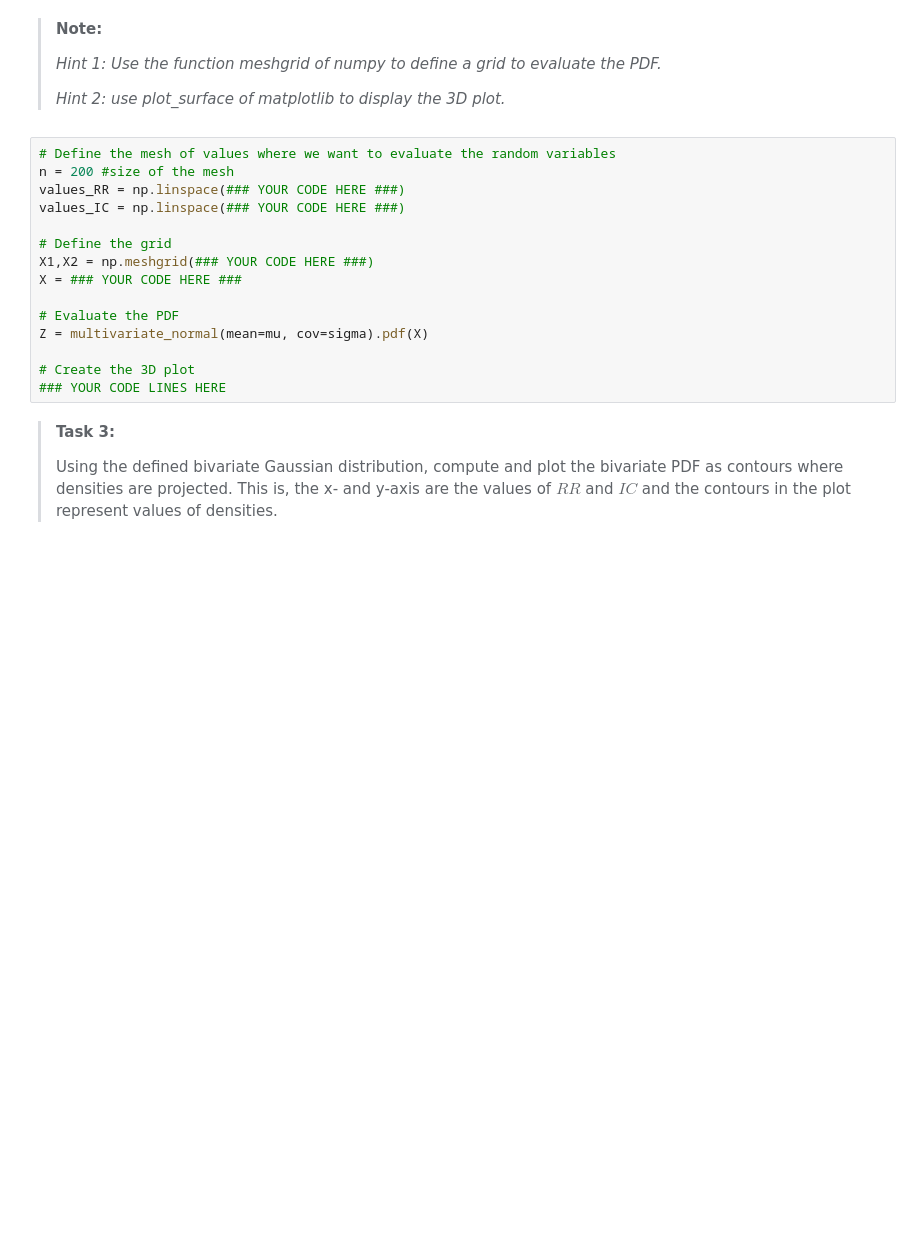
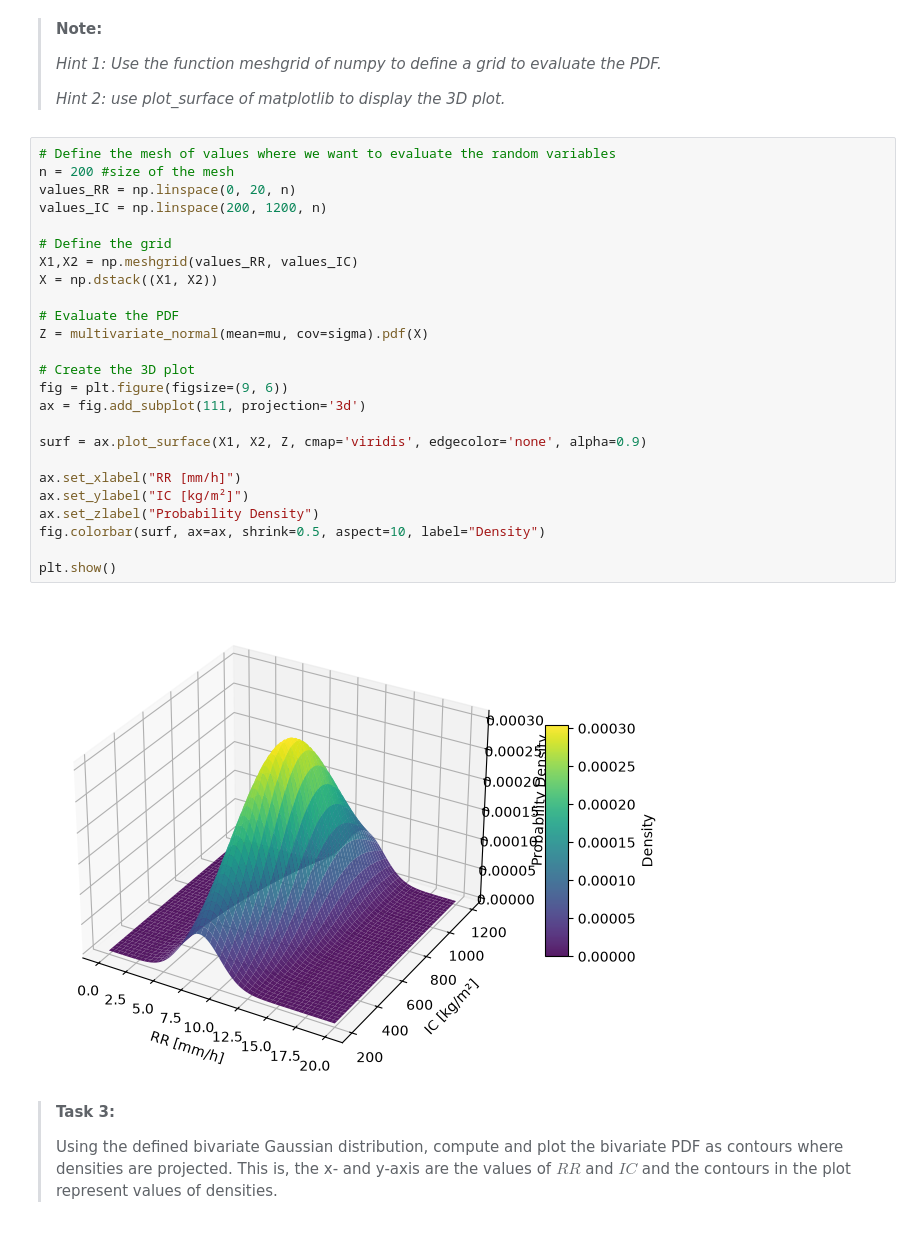
Before and after one commit to crklink/PA1.5, a Jupyter notebook: scipy_statcs_3d_plots.ipynb, the cells around one changed output. Saved outputs shown, nothing was run; the diff lists cells and outputs as text; blank space fills up the shorter version.

```diff
--- a/scipy_statcs_3d_plots.ipynb
+++ b/scipy_statcs_3d_plots.ipynb
@@ -101,18 +161,30 @@ print(f"The shape of the mesh is: {mesh_plot.shape}")
 # %%
 # Define the mesh of values where we want to evaluate the random variables
 n = 200 #size of the mesh
-values_RR = np.linspace(### YOUR CODE HERE ###)
-values_IC = np.linspace(### YOUR CODE HERE ###)
+values_RR = np.linspace(0, 20, n)
+values_IC = np.linspace(200, 1200, n)
 
 # Define the grid
-X1,X2 = np.meshgrid(### YOUR CODE HERE ###)
-X = ### YOUR CODE HERE ###
+X1,X2 = np.meshgrid(values_RR, values_IC)
+X = np.dstack((X1, X2))
 
 # Evaluate the PDF
 Z = multivariate_normal(mean=mu, cov=sigma).pdf(X)
 
 # Create the 3D plot
-### YOUR CODE LINES HERE
+fig = plt.figure(figsize=(9, 6))
+ax = fig.add_subplot(111, projection='3d')
+
+surf = ax.plot_surface(X1, X2, Z, cmap='viridis', edgecolor='none', alpha=0.9)
+
+ax.set_xlabel("RR [mm/h]")
+ax.set_ylabel("IC [kg/m²]")
+ax.set_zlabel("Probability Density")
+fig.colorbar(surf, ax=ax, shrink=0.5, aspect=10, label="Density")
+
+plt.show()
+# %% [output]
+[figure, added]
 # %% [markdown]
 > **Task 3:**
 >
```
Also changed, not shown: parts of 8 cells of this notebook.
